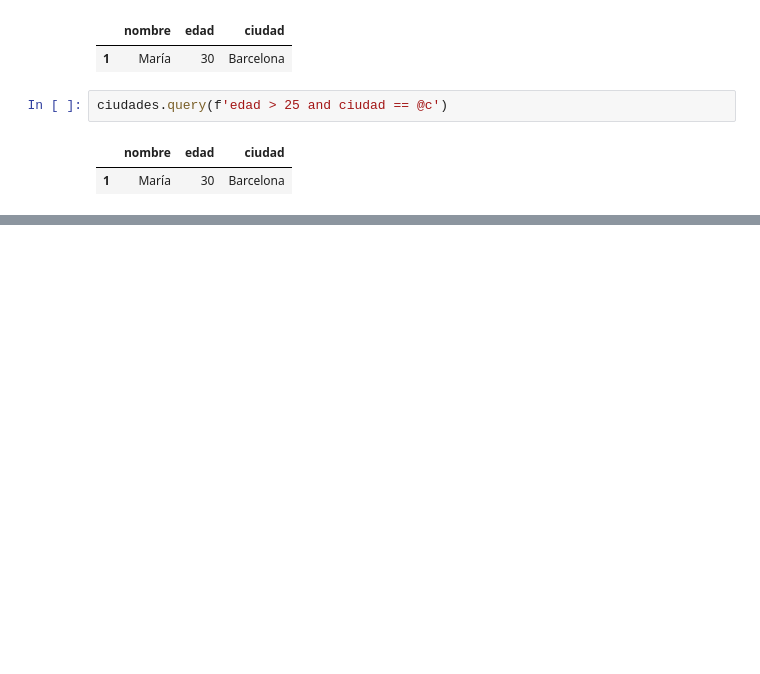
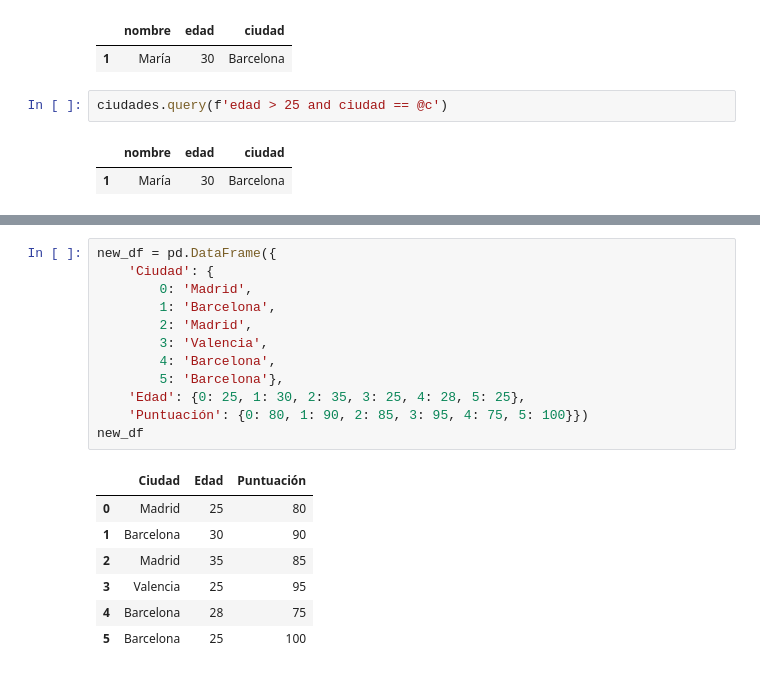
Before and after one commit to Jamquelet/procesamiento_de_datos_py, a Jupyter notebook: pandas/clase/clase_2.ipynb, the cells around one changed output, grey strips where cells are left out. Saved outputs shown, nothing was run; the diff lists cells and outputs as text; blank space fills up the shorter version.

```diff
--- a/pandas/clase/clase_2.ipynb
+++ b/pandas/clase/clase_2.ipynb
@@ -211,0 +376,20 @@ ciudades.query(f'edad > 25 and ciudad == @c')
+# %%
+new_df = pd.DataFrame({
+    'Ciudad': {
+        0: 'Madrid',
+        1: 'Barcelona',
+        2: 'Madrid',
+        3: 'Valencia',
+        4: 'Barcelona',
+        5: 'Barcelona'},
+    'Edad': {0: 25, 1: 30, 2: 35, 3: 25, 4: 28, 5: 25},
+    'Puntuación': {0: 80, 1: 90, 2: 85, 3: 95, 4: 75, 5: 100}})
+new_df
+# %% [output]
+|  | Ciudad | Edad | Puntuación |
+| 0 | Madrid | 25 | 80 |
+| 1 | Barcelona | 30 | 90 |
+| 2 | Madrid | 35 | 85 |
+| 3 | Valencia | 25 | 95 |
+| 4 | Barcelona | 28 | 75 |
+| 5 | Barcelona | 25 | 100 |
```
Also changed, not shown: parts of 21 cells of this notebook, 6 other files.
